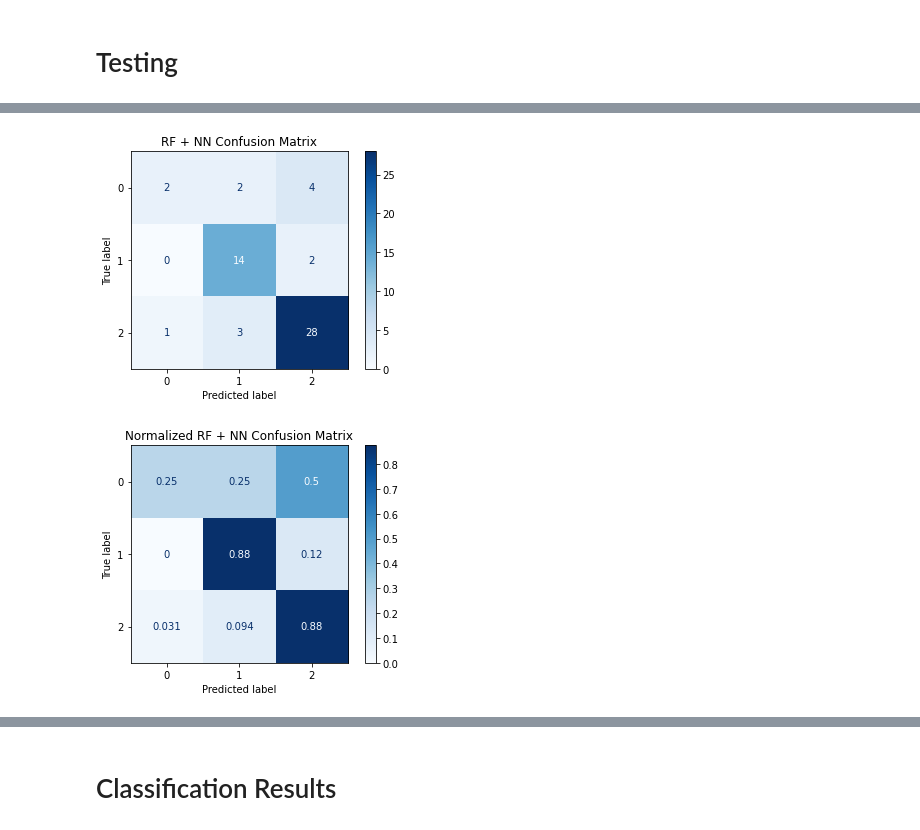
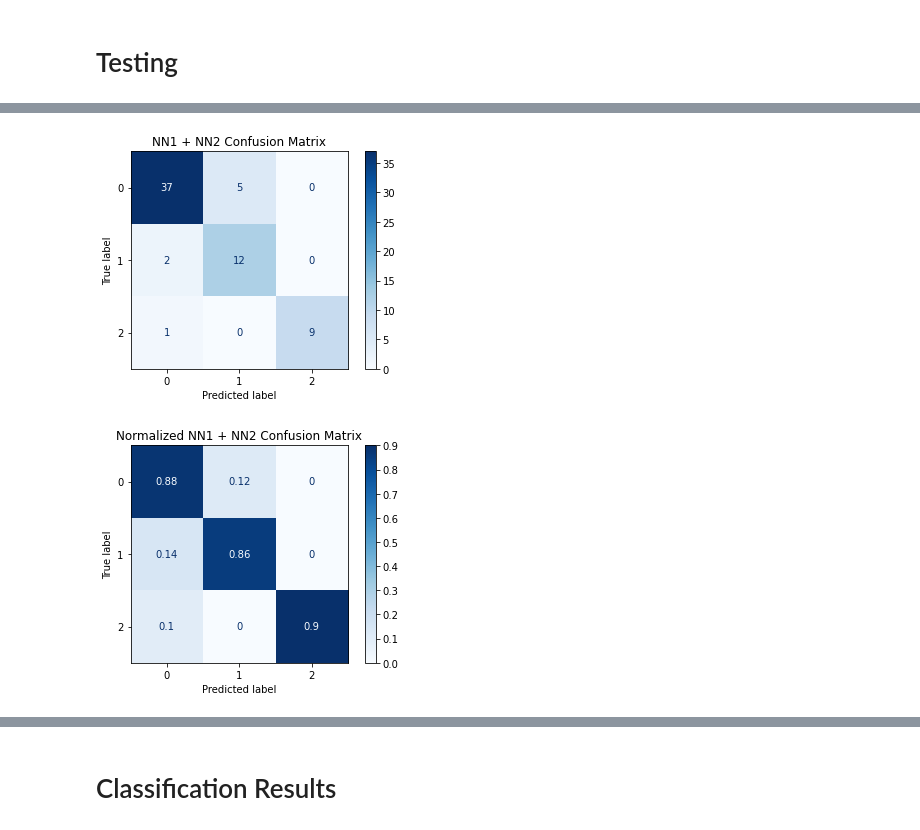
Before and after one commit to koalateectrl/tumor-classification, a Jupyter notebook: molec_binary_seq/two stage mb molec.ipynb, the cells around one changed output, grey strips where cells are left out. Cells and saved outputs as stored; diff of their text form; code cells hidden in the pictures.

```diff
--- a/molec_binary_seq/two stage mb molec.ipynb
+++ b/molec_binary_seq/two stage mb molec.ipynb
@@ -531,7 +544,7 @@ names = X_test_reduced.columns
 X_test_for_first = first_scaler.transform(X_test_reduced)
 X_test_for_first = pd.DataFrame(X_test_for_first, columns = names)
 # %%
-y_preds_after_first = rf_seq_1_model.predict(X_test_for_first)
+y_preds_after_first = nn_seq_1_model.predict(X_test_for_first)
 # %%
 y_preds_after_first
 # %% [output]
@@ -541,9 +554,9 @@ array([1, 1, 1, 1, 1, 1, 1, 1, 1, 1, 1, 1, 1, 1, 1, 1, 1, 1, 1, 0, 1, 1,
 # %%
-wnt_indices = np.where(y_preds_after_first == 0)
+group3_indices = np.where(y_preds_after_first == 0)
 other_indices = np.where(y_preds_after_first != 0)
 # %%
-wnt_preds = y_preds_after_first[wnt_indices]
-y_test_for_wnt = np.array(y_test)[wnt_indices]
+group3_preds = y_preds_after_first[group3_indices]
+y_test_for_group3 = np.array(y_test)[group3_indices]
 # %%
 X_test_after_first_model = X_test.iloc[other_indices].reset_index(drop = True)
 y_test_after_first_model = y_test.iloc[other_indices].reset_index(drop = True)
@@ -596,8 +583,8 @@ y_test_after_first_model[y_test_after_first_model == 1] = 2
 y_test_after_first_model[y_test_after_first_model == 0] = 1
 y_test_after_first_model[y_test_after_first_model == -1] = 0
 # %%
-y_preds_overall = np.concatenate([y_preds_after_second, wnt_preds])
-y_test_overall = np.concatenate([y_test_after_first_model, y_test_for_wnt])
+y_preds_overall = np.concatenate([y_preds_after_second, group3_preds])
+y_test_overall = np.concatenate([y_test_after_first_model, y_test_for_group3])
 # %%
 accuracy_score(y_test_overall, y_preds_overall)
 # %% [output]
@@ -606,18 +593,18 @@ accuracy_score(y_test_overall, y_preds_overall)
 sns.reset_orig()
 # %%
 matrix = create_confusion_matrix(y_test_overall, y_preds_overall, cmap=plt.cm.Blues)
-plt.title('RF + NN Confusion Matrix')
+plt.title('NN1 + NN2 Confusion Matrix')
 plt.show(matrix)
 plt.show()
 # %% [output]
-[figure, old version]
+[figure, new version]
 # %%
 matrix = create_confusion_matrix(y_test_overall, y_preds_overall, cmap=plt.cm.Blues, normalize = 'true')
-plt.title('Normalized RF + NN Confusion Matrix')
+plt.title('Normalized NN1 + NN2 Confusion Matrix')
 plt.show(matrix)
 plt.show()
 # %% [output]
-[figure, old version]
+[figure, new version]
 # %%
 y_test_np = y_test.to_numpy()
 my_classification_report(y_test_overall, y_preds_overall)
```
Also changed, not shown: parts of 59 cells of this notebook, 1 other file.
